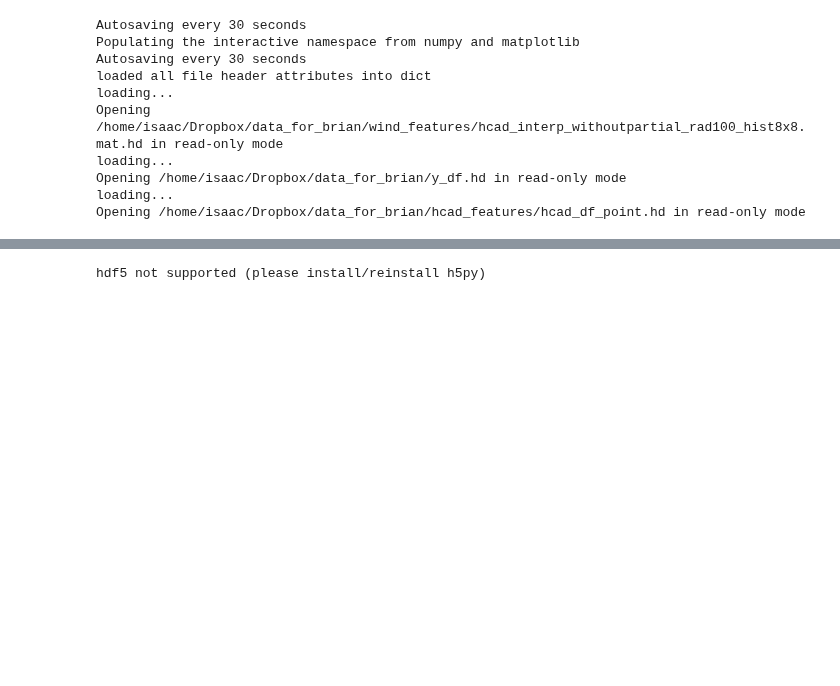
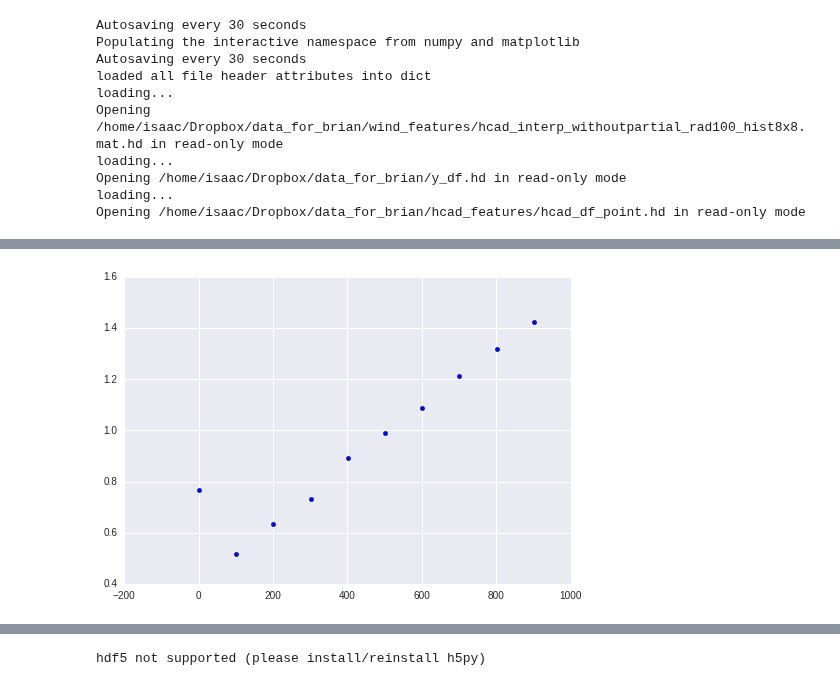
Before and after one commit to IJDykeman/storm_damage_prediction, a Jupyter notebook: VGG_tranfer_learning/toronto_vgg_code.ipynb, the cells around one changed output, grey strips where cells are left out. Cells and saved outputs as stored; diff of their text form; code cells hidden in the pictures; blank space fills up the shorter version.

```diff
--- a/VGG_tranfer_learning/toronto_vgg_code.ipynb
+++ b/VGG_tranfer_learning/toronto_vgg_code.ipynb
@@ -402,12 +414,40 @@ get_batch(6)[1].shape
 # %%
+import sqlite3
+import io
+
+def adapt_array(arr):
+    """
+    http://stackoverflow.com/a/31312102/190597 (SoulNibbler)
+    """
+    out = io.BytesIO()
+    np.save(out, arr)
+    out.seek(0)
+    return sqlite3.Binary(out.read())
+
+def convert_array(text):
+    out = io.BytesIO(text)
+    out.seek(0)
+    return np.load(out)
+
+
+# Converts np.array to TEXT when inserting
+sqlite3.register_adapter(np.ndarray, adapt_array)
+
+# Converts TEXT to np.array when selecting
+sqlite3.register_converter("array", convert_array)
+con = sqlite3.connect("vgg_activations.db", detect_types=sqlite3.PARSE_DECLTYPES)
+cur = con.cursor()
+
 
 def get_data_batch_from_indices(indices):
+    indices = sorted(indices)
     batch_size = len(indices)
     metamat = np.zeros([batch_size, image_width, image_width, 3]).astype(float32)
     regression_y = np.zeros([batch_size]).astype(float32)
     categorical_y = np.zeros([batch_size]).astype(int32)
     extra_features = np.zeros([batch_size, wind_data.shape[1] + hcad.shape[1]]).astype(float32)
     i = 0
+
     for index in indices:
 
         lon = [meta['lon'][index]]
@@ -418,30 +458,84 @@ def get_data_batch_from_indices(indices):
 
         extra_features[i] = np.concatenate([wind_data[index], hcad[index]], axis = 0)
 
         xx, yy = pyproj.transform(wgs84, UTM26N, lon, lat)
         housex=xx[0]
         housey=yy[0]
 
         lidar = None
         try:
             lidar = get_heightmap_around(housex, housey, window_width_pixels=image_width)
         except:
             pass
         if(lidar == None):
             pass
         if lidar != None:
             lidar = lidar.copy()
             lidar = (lidar - np.mean(lidar)) / 50.0 #/ np.std(lidar.flatten())
             lidar[lidar < -50] = -50
             lidar = lidar - np.min(lidar)
             lidar = lidar  / np.max(lidar)
             lidar = lidar * 255
             metamat[i, :, :, 0] = lidar
             metamat[i, :, :, 1] = lidar
             metamat[i, :, :, 2] = lidar
 
 
         i += 1
 
 
     return metamat, extra_features, regression_y, np.eye(2)[categorical_y]
+
+
+def get_activation_data_batch_from_indices(indices, print_timing = False):
+    indices = sorted(indices)
+    batch_size = len(indices)
+
+    vgg_activations = np.zeros([batch_size, 25088]).astype(float32)
+    regression_y = np.zeros([batch_size]).astype(float32)
+    categorical_y = np.zeros([batch_size]).astype(int32)
+    extra_features = np.zeros([batch_size, wind_data.shape[1] + hcad.shape[1]]).astype(float32)
+    command = "select * from test where hcad in (" + ", ".join([str(int(hcad_num)) for hcad_num in hcad_numbers[indices]]) + ") order by hcad"
+    t0 = time.time()
+    cur.execute(command)
+    t1 = time.time()
+    if print_timing:
+        print "time to execute command", t1 - t0
+    i = 0
+
+    for index in indices:
+        lon = [meta['lon'][index]]
+        lat = [meta['lat'][index]]
+        max_wind_speed = np.max(wind_data[index])
+        regression_y[i] = housewise_square_damage_actual[index]
+        categorical_y[i] = y_data['y'][index]
+        extra_features[i] = np.concatenate([wind_data[index], hcad[index]], axis = 0)
+        db_fetch = cur.fetchone()
+        if db_fetch != None:
+            this_hcad_number, vgg_activations[i] = db_fetch
+            if this_hcad_number != int(hcad_numbers[index]):
+                print "WARNING: hcad number fetched from databased not the expeected value for index", index
+        else:
+            print "WARNING: np vgg activation found for index", index
+        i+=1
+
+    return vgg_activations, extra_features, regression_y, np.eye(2)[categorical_y]
+
+
+# print [int(x) for x in hcad_numbers[indices]]
+import time
+n = 256
+n_time = []
+for i in range(1,1000, 100):
+    t0 = time.time()
+    n = i
+    get_activation_data_batch_from_indices(np.random.choice(train_indices, n), print_timing = False)
+    t1 = time.time()
+    n_time.append((n, t1-t0))
+n_time = np.array(n_time)
+plt.scatter(n_time[:, 0], n_time[:, 1])
+plt.show()
+
+2+2
+# %% [output]
+[figure, added]
```
Also changed, not shown: parts of 34 cells of this notebook, 1 other file.
